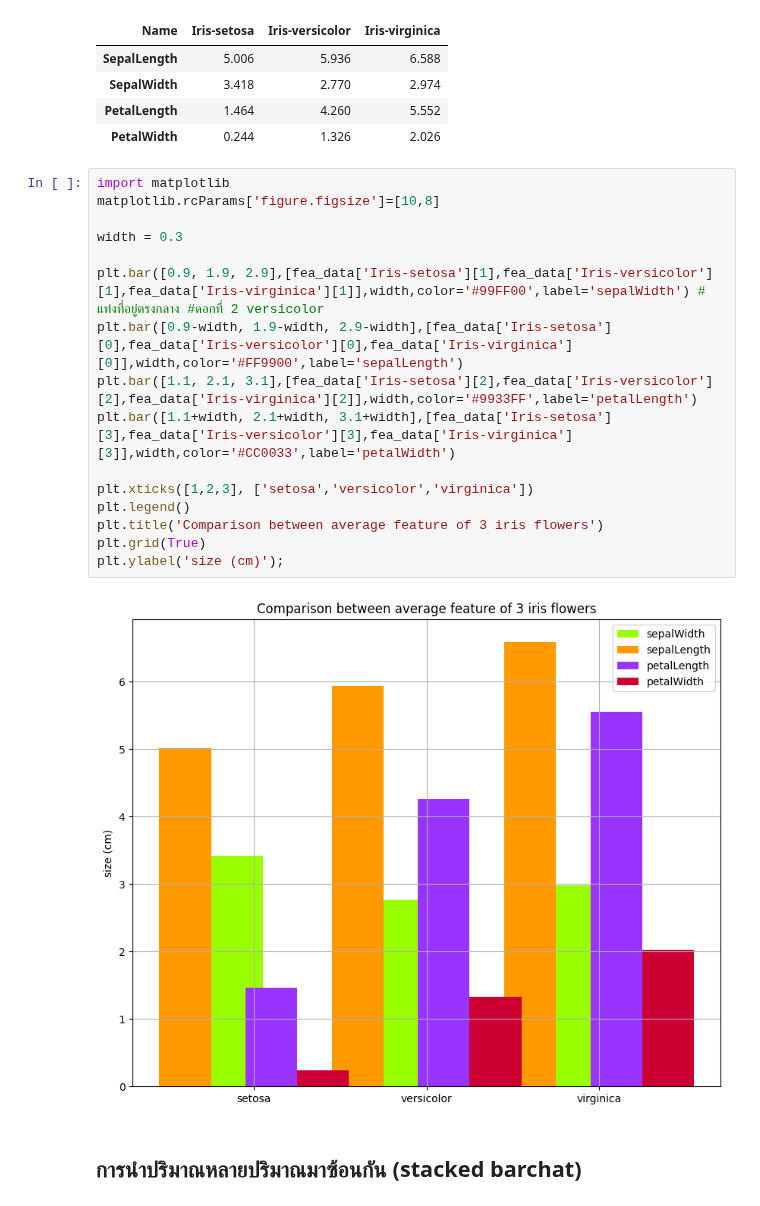
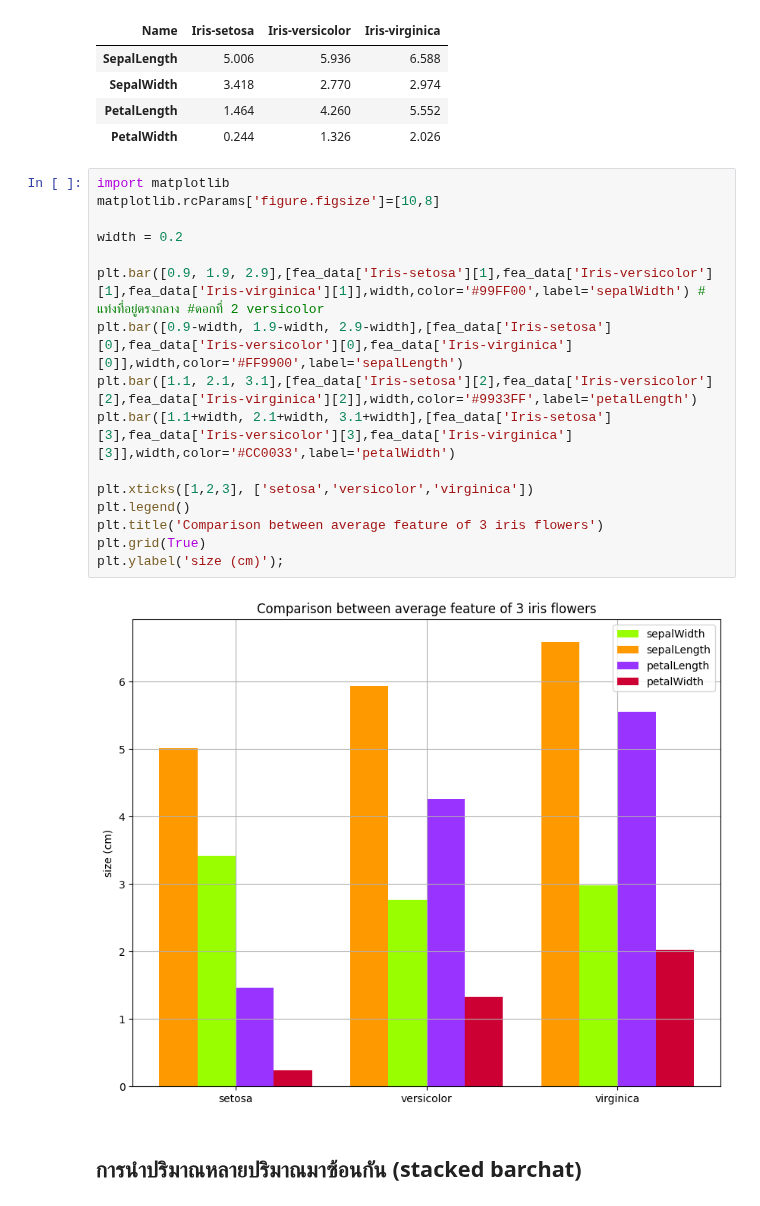
Before and after one commit to kitiluck/python_dataviz2023, a Jupyter notebook: DataViz04_Data_Comparison.ipynb, the cells around one changed output. Drawn from its saved outputs; the diff is of its cells as text.

```diff
--- a/DataViz04_Data_Comparison.ipynb
+++ b/DataViz04_Data_Comparison.ipynb
@@ -343,21 +345,21 @@ fea_data
 # %%
 import matplotlib
 matplotlib.rcParams['figure.figsize']=[10,8]
 
-width = 0.3
+width = 0.2
 
 plt.bar([0.9, 1.9, 2.9],[fea_data['Iris-setosa'][1],fea_data['Iris-versicolor'][1],fea_data['Iris-virginica'][1]],width,color='#99FF00',label='sepalWidth') # แท่งที่อยู่ตรงกลาง #ดอกที่ 2 versicolor
 plt.bar([0.9-width, 1.9-width, 2.9-width],[fea_data['Iris-setosa'][0],fea_data['Iris-versicolor'][0],fea_data['Iris-virginica'][0]],width,color='#FF9900',label='sepalLength')
 plt.bar([1.1, 2.1, 3.1],[fea_data['Iris-setosa'][2],fea_data['Iris-versicolor'][2],fea_data['Iris-virginica'][2]],width,color='#9933FF',label='petalLength')
 plt.bar([1.1+width, 2.1+width, 3.1+width],[fea_data['Iris-setosa'][3],fea_data['Iris-versicolor'][3],fea_data['Iris-virginica'][3]],width,color='#CC0033',label='petalWidth')
 
 plt.xticks([1,2,3], ['setosa','versicolor','virginica'])
 plt.legend()
 plt.title('Comparison between average feature of 3 iris flowers')
 plt.grid(True)
 plt.ylabel('size (cm)');
 # %% [output]
-[figure, old version]
+[figure, new version]
 # %% [markdown]
 ## การนำปริมาณหลายปริมาณมาซ้อนกัน (stacked barchat)
 # %% [markdown]
```
Also changed, not shown: parts of 26 cells of this notebook.
